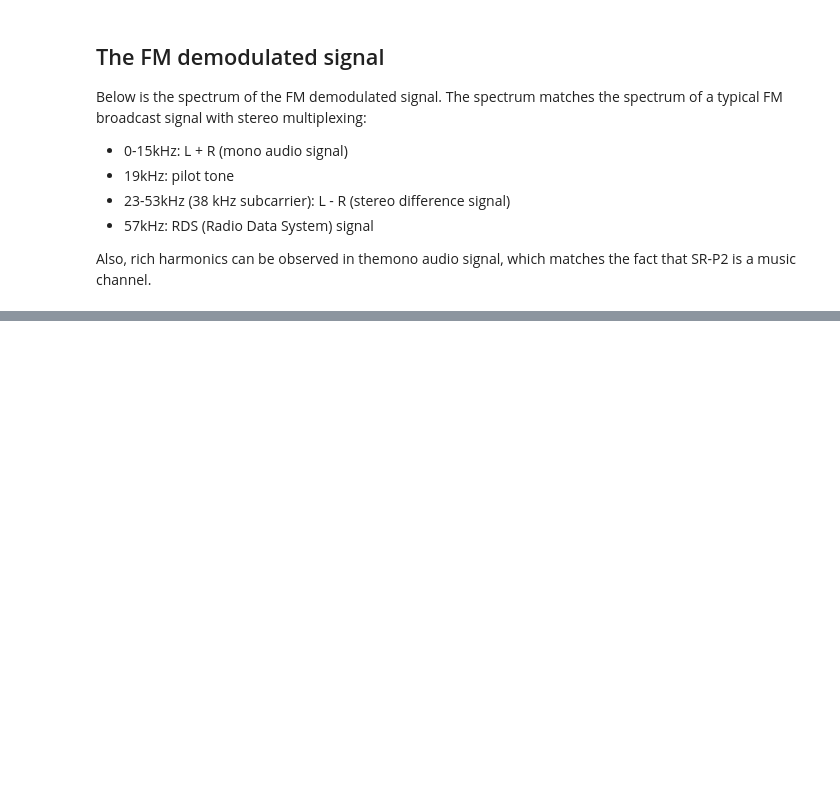
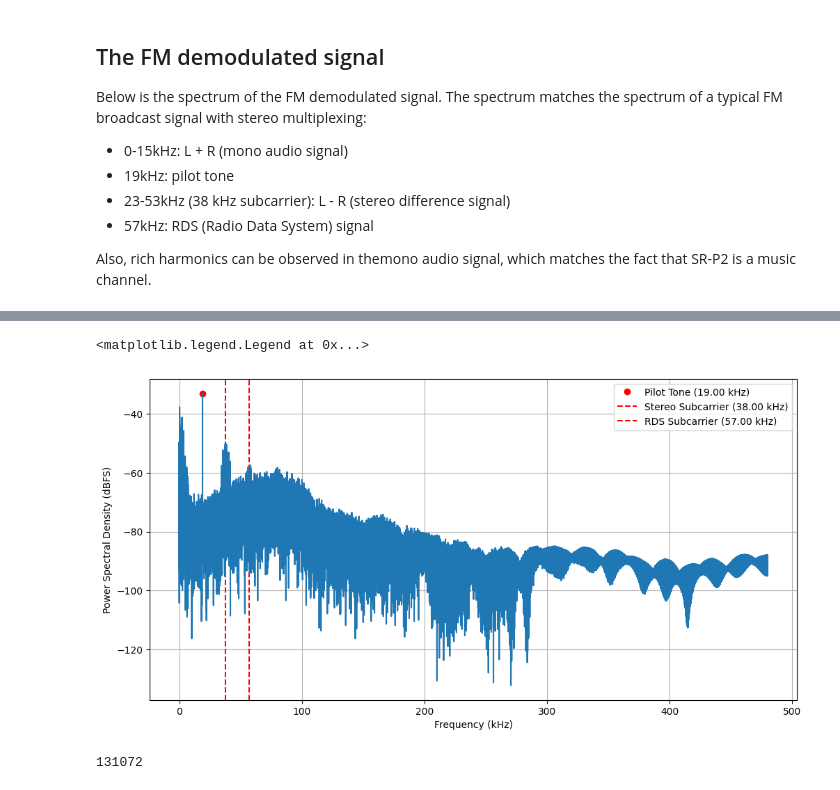
Before and after one commit to ruich95/SynQ, a Jupyter notebook: src/python/fm_radio_demod.ipynb, the cells around one changed output, grey strips where cells are left out. Drawn from its saved outputs; the diff is of its cells as text; code cells hidden in the pictures; blank space fills up the shorter version.

```diff
--- a/src/python/fm_radio_demod.ipynb
+++ b/src/python/fm_radio_demod.ipynb
@@ -170,0 +134,47 @@ plt.legend()
+# %%
+fs = 960e3
+ts = 1/fs
+
+data = np.loadtxt("demodulated_96_2.csv", delimiter=",", skiprows=2)
+
+data = data[:, -1]
+
+
+
+# calculate the spectrum of the signal, and convert to dBm (50ohm)
+n = len(data)
+window = hann(n)
+data_ = data * window
+fft_data = np.fft.fftshift(np.fft.fft(data_)) / n
+freqs = np.fft.fftshift(np.fft.fftfreq(n, ts))
+
+# get the positive frequencies and corresponding spectrum
+freqs = freqs[n//2:]
+fft_data = fft_data[n//2:]
+
+# Convert to dBFS
+full_scale = 2**28
+dbFS_spectrum = 20 * np.log10(np.abs(fft_data) / full_scale)
+
+
+# plot half spectrum
+plt.figure(figsize=(12, 6))
+# mark the maximum point
+max_idx = np.argmax(dbFS_spectrum[1:]) + 1  # skip the DC component
+plt.plot(freqs[max_idx] / 1e3, dbFS_spectrum[max_idx], 'ro', label='Pilot Tone ({:.2f} kHz)'.format(freqs[max_idx]/1e3))
+plt.axvline(38, color='r', linestyle='--', label='Stereo Subcarrier (38.00 kHz)')
+plt.axvline(57, color='r', linestyle='--', label='RDS Subcarrier (57.00 kHz)')
+plt.plot(freqs / 1e3, dbFS_spectrum)
+# plt.xlim(0, 75)
+# plt.xlim(0, 100e3)
+plt.xlabel("Frequency (kHz)")
+plt.ylabel("Power Spectral Density (dBFS)")
+plt.grid(True)
+plt.legend()
+# %% [output]
+<matplotlib.legend.Legend at 0x...>
+[figure, added]
+# %%
+print(len(data))
+# %% [output]
+131072
```
Also changed, not shown: parts of 3 cells of this notebook, 3 other files.
